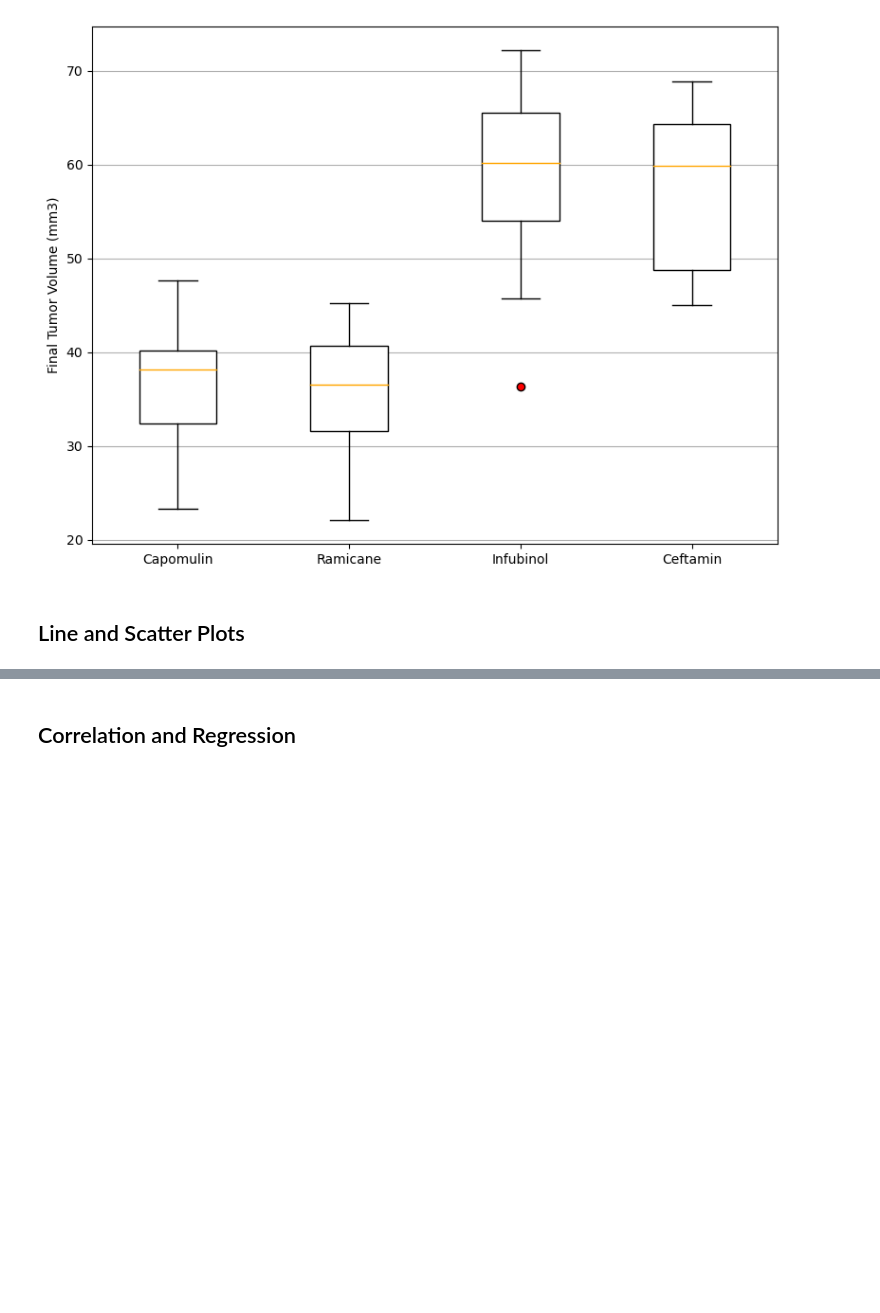
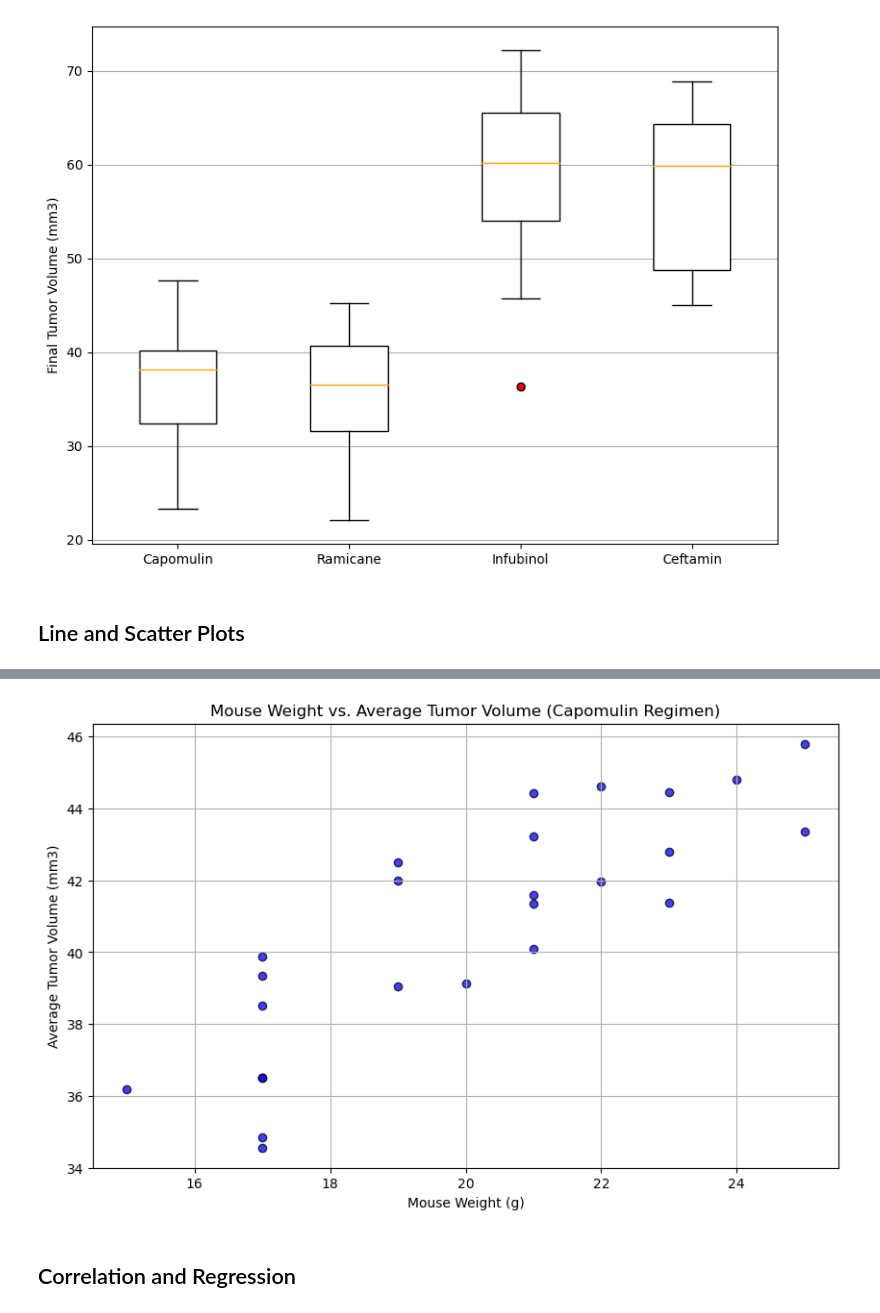
Before and after one commit to pannann/Module-5-Challenge, a Jupyter notebook: Pymaceuticals/pymaceuticals_starter.ipynb, the cells around one changed output, grey strips where cells are left out. Drawn from its saved outputs; the diff is of its cells as text; code cells hidden in the pictures; blank space fills up the shorter version.

```diff
--- a/Pymaceuticals/pymaceuticals_starter.ipynb
+++ b/Pymaceuticals/pymaceuticals_starter.ipynb
@@ -297,2 +297,21 @@ plt.show()
+# %%
+# Generate a scatter plot of mouse weight vs. the average observed tumor volume for the entire Capomulin regimen
+capomulin_data = combined_data[combined_data['Drug Regimen'] == 'Capomulin']
+
+average_tumor_volume = capomulin_data.groupby('Mouse ID')['Tumor Volume (mm3)'].mean()
+
+mouse_weight = capomulin_data.groupby('Mouse ID')['Weight (g)'].unique().apply(lambda x: x[0])
+
+plt.figure(figsize=(10, 6))
+plt.scatter(mouse_weight, average_tumor_volume, marker='o', color='blue', edgecolors='black', alpha=0.75)
+
+plt.xlabel('Mouse Weight (g)')
+plt.ylabel('Average Tumor Volume (mm3)')
+plt.title('Mouse Weight vs. Average Tumor Volume (Capomulin Regimen)')
+
+plt.grid(True)
+plt.show()
+# %% [output]
+[figure, added]
 # %% [markdown]
 ## Correlation and Regression
```
Also changed, not shown: parts of 7 cells of this notebook.
